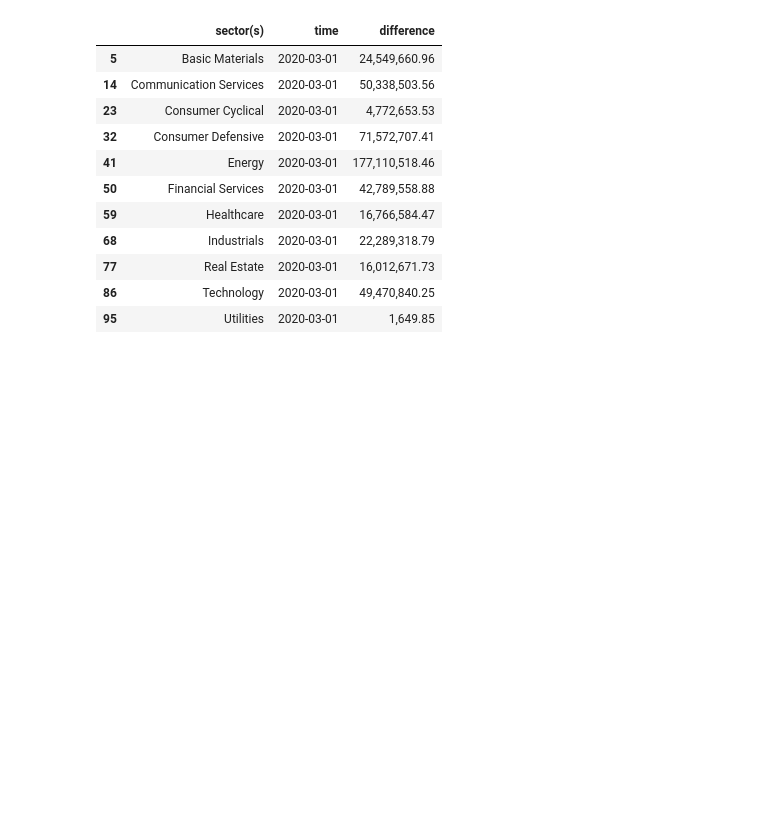
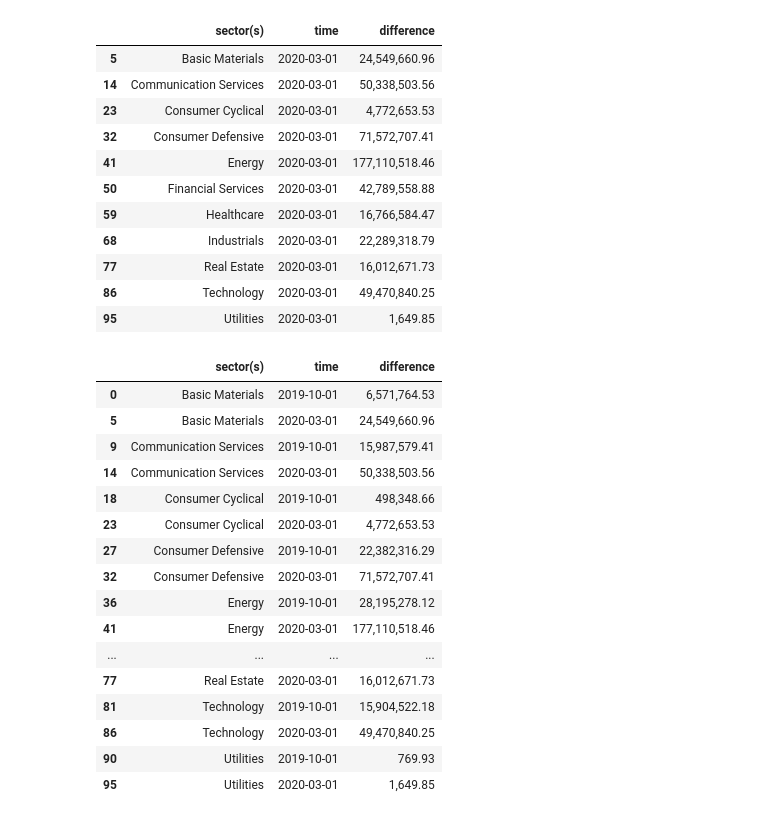
Before and after one commit to LukasTheMouse/Ironhack_project2_NinaLukas, a Jupyter notebook: Data Manipulation .ipynb, the cells around one changed output. Saved outputs shown, nothing was run; the diff lists cells and outputs as text; code cells hidden in the pictures; blank space fills up the shorter version.

```diff
--- a/Data Manipulation .ipynb
+++ b/Data Manipulation .ipynb
@@ -137,3 +136,25 @@ df4[df4['time'] == '2020-03-01']
 | 77 | Real Estate | 2020-03-01 | 16,012,671.73 |
 | 86 | Technology | 2020-03-01 | 49,470,840.25 |
 | 95 | Utilities | 2020-03-01 | 1,649.85 |
+# %%
+times = ['2020-03-01', '2019-10-01']
+df5 = df4[df4.time.isin(times)]#.groupby('sector(s)', 'time').sum()
+df5
+# %% [output]
+|  | sector(s) | time | difference |
+| 0 | Basic Materials | 2019-10-01 | 6,571,764.53 |
+| 5 | Basic Materials | 2020-03-01 | 24,549,660.96 |
+| 9 | Communication Services | 2019-10-01 | 15,987,579.41 |
+| 14 | Communication Services | 2020-03-01 | 50,338,503.56 |
+| 18 | Consumer Cyclical | 2019-10-01 | 498,348.66 |
+| 23 | Consumer Cyclical | 2020-03-01 | 4,772,653.53 |
+| 27 | Consumer Defensive | 2019-10-01 | 22,382,316.29 |
+| 32 | Consumer Defensive | 2020-03-01 | 71,572,707.41 |
+| 36 | Energy | 2019-10-01 | 28,195,278.12 |
+| 41 | Energy | 2020-03-01 | 177,110,518.46 |
+| ... | ... | ... | ... |
+| 77 | Real Estate | 2020-03-01 | 16,012,671.73 |
+| 81 | Technology | 2019-10-01 | 15,904,522.18 |
+| 86 | Technology | 2020-03-01 | 49,470,840.25 |
+| 90 | Utilities | 2019-10-01 | 769.93 |
+| 95 | Utilities | 2020-03-01 | 1,649.85 |
```
Also changed, not shown: parts of 1 cell of this notebook.
